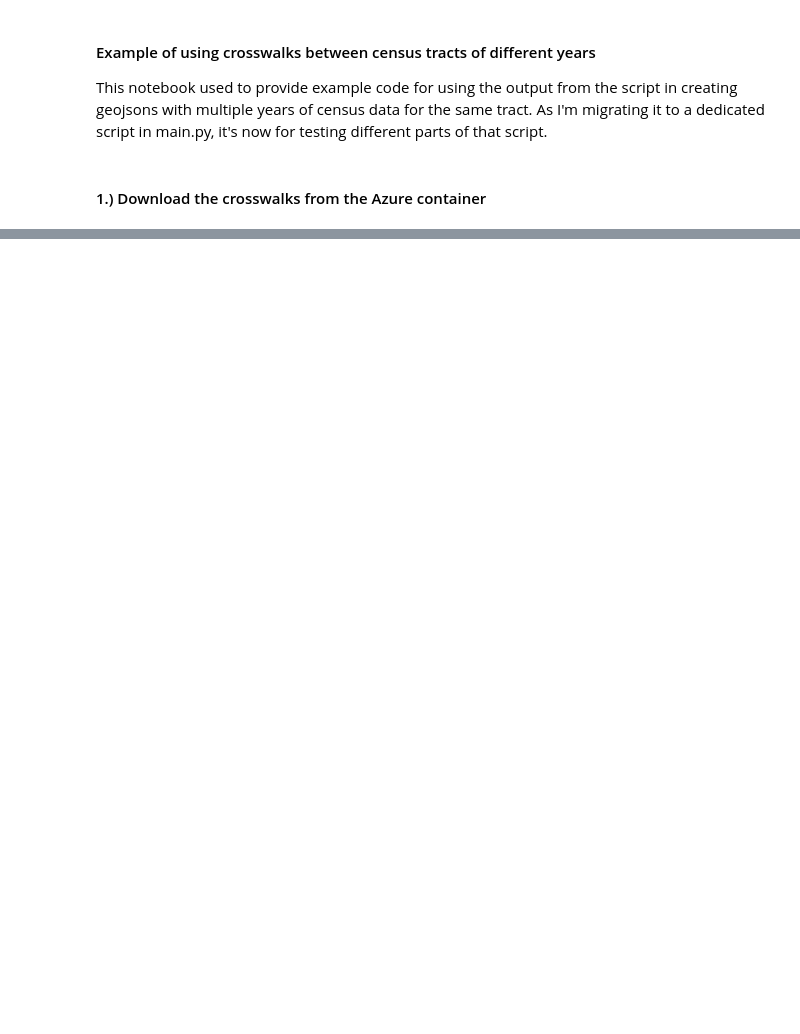
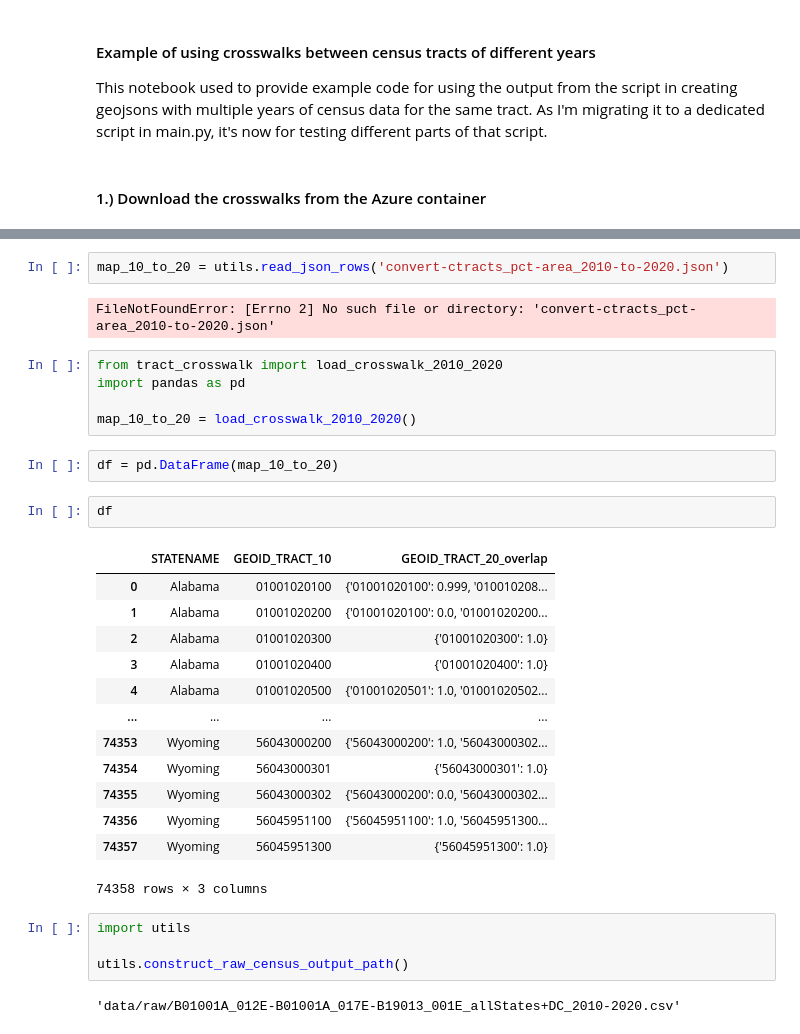
Before and after one commit to de-data-lab/census-tract-redistricting, a Jupyter notebook: example-use-notebook.ipynb, the cells around one changed output, grey strips where cells are left out. Saved outputs shown, nothing was run; the diff lists cells and outputs as text; blank space fills up the shorter version.

Commit message:
WIP: Applying crosswalk to multiple variables

```diff
--- a/example-use-notebook.ipynb
+++ b/example-use-notebook.ipynb
@@ -681,0 +19,33 @@ https://pipelinemapping.blob.core.windows.net/std-geoms/DE_2010-2020_med-hh-inco
+# %%
+map_10_to_20 = utils.read_json_rows('convert-ctracts_pct-area_2010-to-2020.json')
+# %% [output]
+FileNotFoundError: [Errno 2] No such file or directory: 'convert-ctracts_pct-area_2010-to-2020.json'
+# %%
+from tract_crosswalk import load_crosswalk_2010_2020
+import pandas as pd
+
+map_10_to_20 = load_crosswalk_2010_2020()
+# %%
+df = pd.DataFrame(map_10_to_20)
+# %%
+df
+# %% [output]
+|  | STATENAME | GEOID_TRACT_10 | GEOID_TRACT_20_overlap |
+| 0 | Alabama | 01001020100 | {'01001020100': 0.999, '010010208... |
+| 1 | Alabama | 01001020200 | {'01001020100': 0.0, '01001020200... |
+| 2 | Alabama | 01001020300 | {'01001020300': 1.0} |
+| 3 | Alabama | 01001020400 | {'01001020400': 1.0} |
+| 4 | Alabama | 01001020500 | {'01001020501': 1.0, '01001020502... |
+| ... | ... | ... | ... |
+| 74353 | Wyoming | 56043000200 | {'56043000200': 1.0, '56043000302... |
+| 74354 | Wyoming | 56043000301 | {'56043000301': 1.0} |
+| 74355 | Wyoming | 56043000302 | {'56043000200': 0.0, '56043000302... |
+| 74356 | Wyoming | 56045951100 | {'56045951100': 1.0, '56045951300... |
+| 74357 | Wyoming | 56045951300 | {'56045951300': 1.0} |
+74358 rows × 3 columns
+# %%
+import utils
+
+utils.construct_raw_census_output_path()
+# %% [output]
+'data/raw/B01001A_012E-B01001A_017E-B19013_001E_allStates+DC_2010-2020.csv'
```
Also changed, not shown: parts of 37 cells of this notebook, 8 other files.
